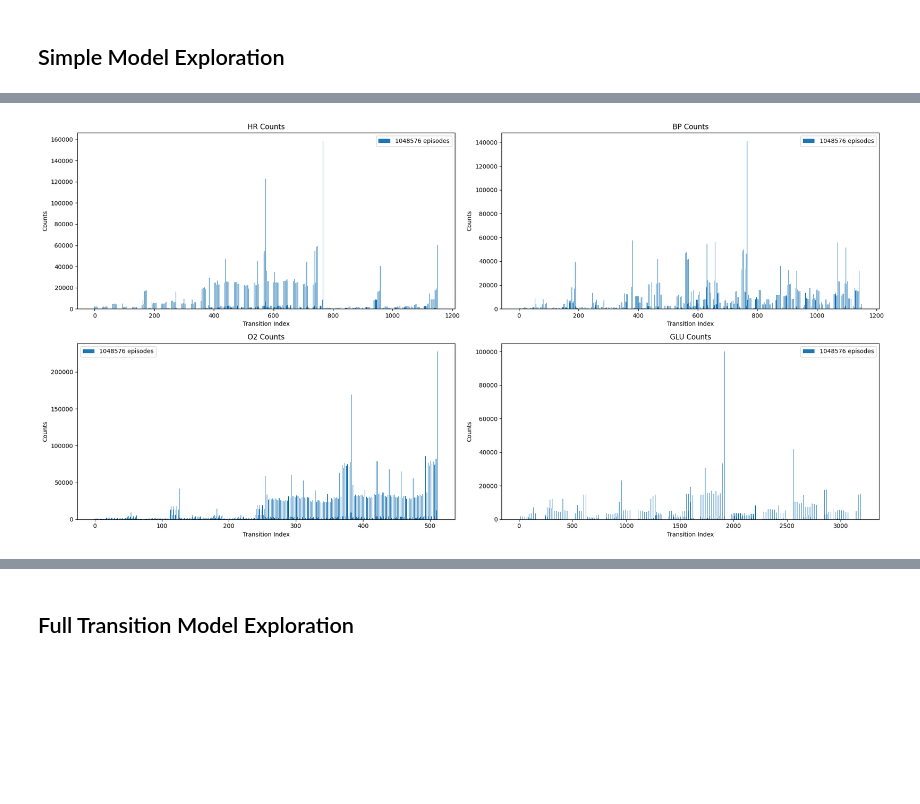
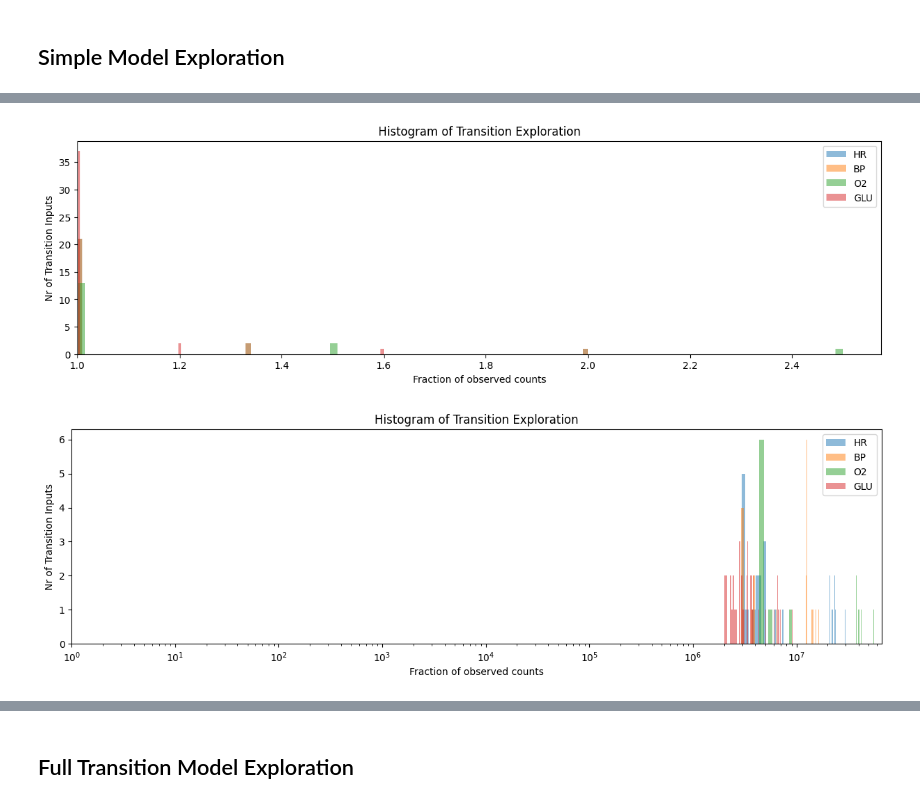
Before and after one commit to luisastue/hc-rl-thompson-sampling, a Jupyter notebook: sepsis/custom_sepsis/src/custom_sepsis/history.ipynb, the cells around one changed output, grey strips where cells are left out. Cells and saved outputs as stored; diff of their text form; code cells hidden in the pictures; blank space fills up the shorter version.

```diff
--- a/sepsis/custom_sepsis/src/custom_sepsis/history.ipynb
+++ b/sepsis/custom_sepsis/src/custom_sepsis/history.ipynb
@@ -60,24 +48,59 @@ plt.show()
-# %%
-state_counts = medium.state_counts
-# Create subplots in a 2x2 grid
-vital_signs = ['HR', 'BP', 'O2', 'GLU']
-last = list(state_counts.keys())[-1]
-plt.figure(figsize=(20, 10))
-for idx, vital_sign in enumerate(vital_signs):
-    plt.subplot(2, 2, idx + 1)  # Create a subplot in a 2x2 grid
-    # for i in reversed(state_counts.keys()):
-    counts = list(medium.state_counts[last][idx].values())  # Extract the counts for the vital sign
-    plt.bar(range(len(counts)), counts, label=f"{last} episodes")  # Plot the counts
-
-    plt.xlabel('Transition Index')
-    plt.ylabel('Counts')
-    plt.title(f'{vital_sign} Counts')
-    plt.legend()
-
-plt.tight_layout()  # Adjust spacing between plots
-plt.show()
-# %% [output]
-[figure, removed]
+# %%
+
+iterations = list(simple.state_counts.keys())
+inp_vals = [HR_STATES, BP_STATES, O2_STATES, GLU_STATES]
+
+plt.figure(figsize=(15, 4))
+
+for i, vs in enumerate(['HR', 'BP', 'O2', 'GLU']):
+    state_vals = values[i]
+    exploration_per_input = {}
+    for state in state_vals:
+        for action in ACTIONS:
+            exploration_per_input[(state, action)] = np.sum([simple.state_counts[iterations[0]][i][(state, action, next_s)] for next_s in state_vals]) / len(state_vals)
+
+    plt.hist(exploration_per_input.values(), bins=100, alpha=0.5, label=f"{vs}")  # Plot the histogram
+
+
+plt.xlabel('Fraction of observed counts')
+plt.ylabel('Nr of Transition Inputs')
+plt.title('Histogram of Transition Exploration')
+plt.legend()
+# plt.grid(True)
+# plt.xscale('log', base=10)
+plt.xlim(left=1)
+
+plt.show()
+# %% [output]
+[figure, added]
+# %%
+
+iterations = list(simple.state_counts.keys())
+inp_vals = [HR_STATES, BP_STATES, O2_STATES, GLU_STATES]
+
+plt.figure(figsize=(15, 4))
+
+for i, vs in enumerate(['HR', 'BP', 'O2', 'GLU']):
+    state_vals = values[i]
+    exploration_per_input = {}
+    for state in state_vals:
+        for action in ACTIONS:
+            exploration_per_input[(state, action)] = np.sum([simple.state_counts[iterations[-1]][i][(state, action, next_s)] for next_s in state_vals]) / len(state_vals)
+
+    plt.hist(exploration_per_input.values(), bins=100, alpha=0.5, label=f"{vs}")  # Plot the histogram
+
+
+plt.xlabel('Fraction of observed counts')
+plt.ylabel('Nr of Transition Inputs')
+plt.title('Histogram of Transition Exploration')
+plt.legend()
+# plt.grid(True)
+plt.xscale('log', base=10)
+plt.xlim(left=1)
+
+plt.show()
+# %% [output]
+[figure, added]
 # %%
 exploration_data = {vs: [] for vs in ['HR', 'BP', 'O2', 'GLU']}
 iterations = list(medium.state_counts.keys())
```
Also changed, not shown: parts of 11 cells of this notebook, 15 other files.
